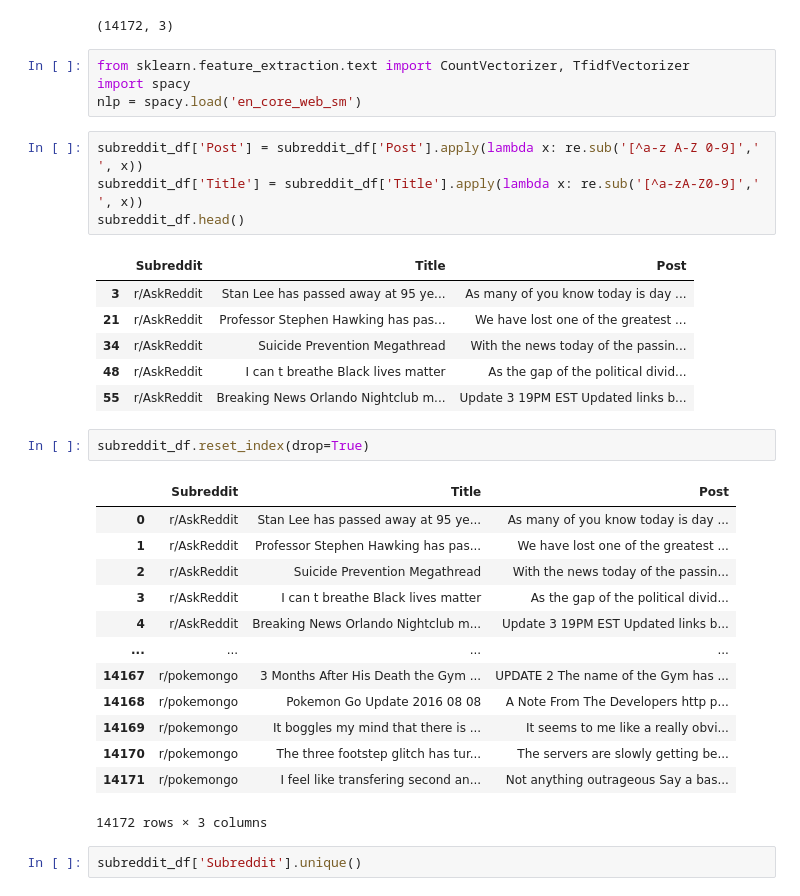
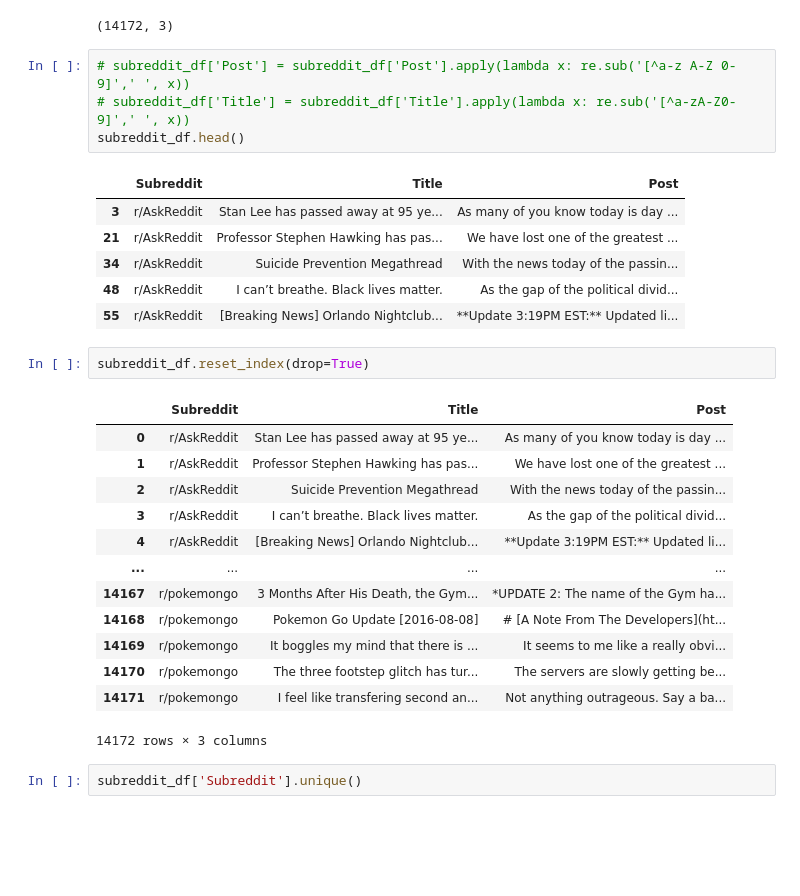
Before and after one commit to AaronReichert/posthere_ds, a Jupyter notebook: Subreddit_prediction_model_new.ipynb, the cells around one changed output. Cells and saved outputs as stored; diff of their text form; blank space fills up the shorter version.

Commit message:
Subreddit_prediction_model_new

```diff
--- a/Subreddit_prediction_model_new.ipynb
+++ b/Subreddit_prediction_model_new.ipynb
@@ -81,21 +82,17 @@ subreddit_df.dropna(inplace=True)
 subreddit_df.shape
 # %% [output]
 (14172, 3)
-# %%
-from sklearn.feature_extraction.text import CountVectorizer, TfidfVectorizer
-import spacy
-nlp = spacy.load('en_core_web_sm')
 # %%
-subreddit_df['Post'] = subreddit_df['Post'].apply(lambda x: re.sub('[^a-z A-Z 0-9]',' ', x))
-subreddit_df['Title'] = subreddit_df['Title'].apply(lambda x: re.sub('[^a-zA-Z0-9]',' ', x))
+# subreddit_df['Post'] = subreddit_df['Post'].apply(lambda x: re.sub('[^a-z A-Z 0-9]',' ', x))
+# subreddit_df['Title'] = subreddit_df['Title'].apply(lambda x: re.sub('[^a-zA-Z0-9]',' ', x))
 subreddit_df.head()
 # %% [output]
 |  | Subreddit | Title | Post |
 | 3 | r/AskReddit | Stan Lee has passed away at 95 ye... | As many of you know today is day ... |
 | 21 | r/AskReddit | Professor Stephen Hawking has pas... | We have lost one of the greatest ... |
 | 34 | r/AskReddit | Suicide Prevention Megathread | With the news today of the passin... |
-| 48 | r/AskReddit | I can t breathe Black lives matter | As the gap of the political divid... |
-| 55 | r/AskReddit | Breaking News Orlando Nightclub m... | Update 3 19PM EST Updated links b... |
+| 48 | r/AskReddit | I can’t breathe. Black lives matter. | As the gap of the political divid... |
+| 55 | r/AskReddit | [Breaking News] Orlando Nightclub... | **Update 3:19PM EST:** Updated li... |
 # %%
 subreddit_df.reset_index(drop=True)
 # %% [output]
@@ -103,14 +100,14 @@ subreddit_df.reset_index(drop=True)
 | 0 | r/AskReddit | Stan Lee has passed away at 95 ye... | As many of you know today is day ... |
 | 1 | r/AskReddit | Professor Stephen Hawking has pas... | We have lost one of the greatest ... |
 | 2 | r/AskReddit | Suicide Prevention Megathread | With the news today of the passin... |
-| 3 | r/AskReddit | I can t breathe Black lives matter | As the gap of the political divid... |
-| 4 | r/AskReddit | Breaking News Orlando Nightclub m... | Update 3 19PM EST Updated links b... |
+| 3 | r/AskReddit | I can’t breathe. Black lives matter. | As the gap of the political divid... |
+| 4 | r/AskReddit | [Breaking News] Orlando Nightclub... | **Update 3:19PM EST:** Updated li... |
 | ... | ... | ... | ... |
-| 14167 | r/pokemongo | 3 Months After His Death the Gym ... | UPDATE 2 The name of the Gym has ... |
-| 14168 | r/pokemongo | Pokemon Go Update 2016 08 08 | A Note From The Developers http p... |
+| 14167 | r/pokemongo | 3 Months After His Death, the Gym... | *UPDATE 2: The name of the Gym ha... |
+| 14168 | r/pokemongo | Pokemon Go Update [2016-08-08] | # [A Note From The Developers](ht... |
 | 14169 | r/pokemongo | It boggles my mind that there is ... | It seems to me like a really obvi... |
 | 14170 | r/pokemongo | The three footstep glitch has tur... | The servers are slowly getting be... |
-| 14171 | r/pokemongo | I feel like transfering second an... | Not anything outrageous Say a bas... |
+| 14171 | r/pokemongo | I feel like transfering second an... | Not anything outrageous. Say a ba... |
 14172 rows × 3 columns
 # %%
 subreddit_df['Subreddit'].unique()
```
Also changed, not shown: parts of 38 cells of this notebook.
